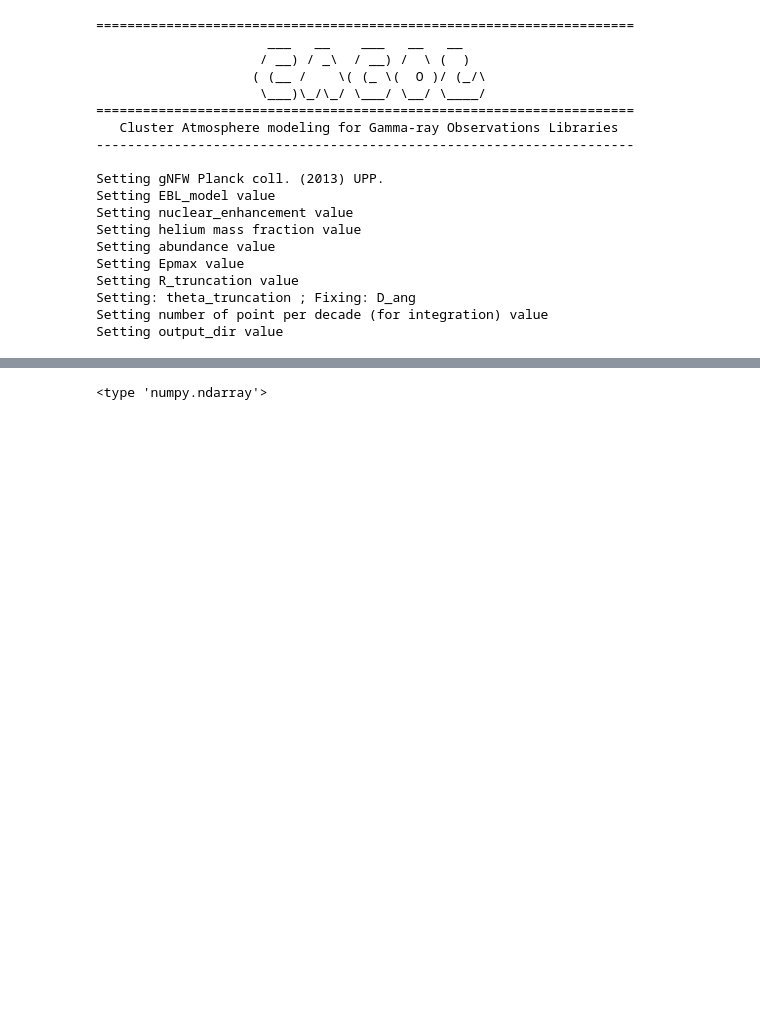
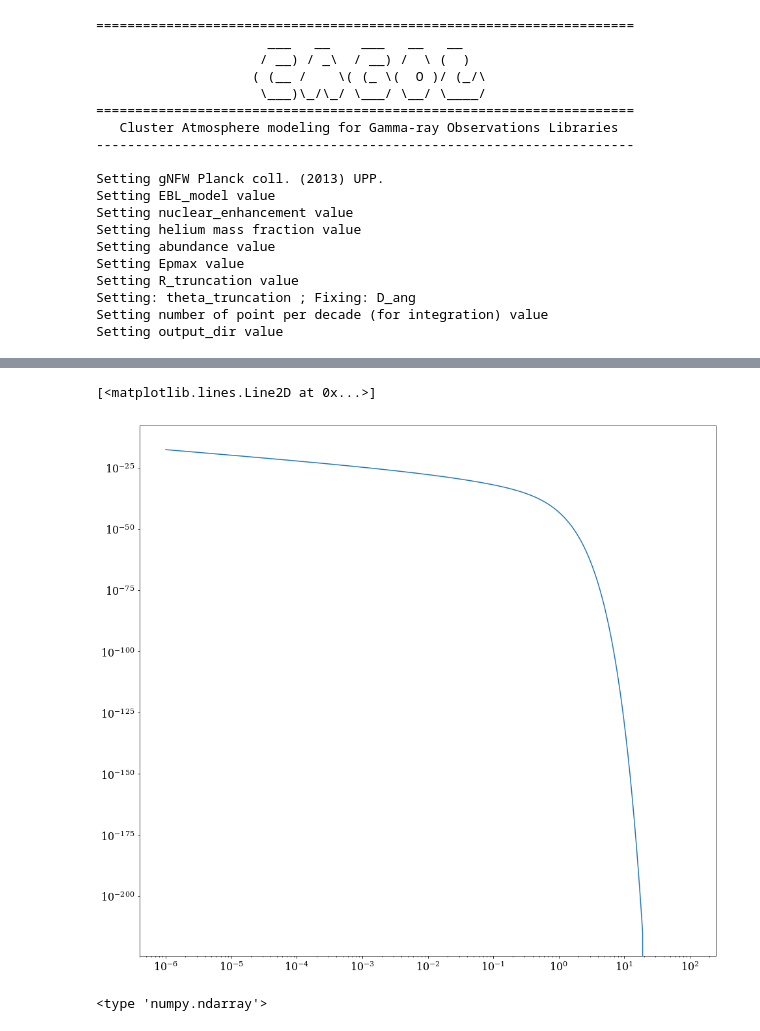
Before and after one commit to renlliang3/ClusterModel, a Jupyter notebook: notebook/model_dev_parameters.ipynb, the cells around one changed output, grey strips where cells are left out. Cells and saved outputs as stored; diff of their text form; code cells hidden in the pictures; blank space fills up the shorter version.

```diff
--- a/notebook/model_dev_parameters.ipynb
+++ b/notebook/model_dev_parameters.ipynb
@@ -121,3 +138,14 @@ Setting number of point per decade (for integration) value
+# %%
+energy = np.logspace(-6,2,1000)*u.GeV
+radius = np.logspace(0,4,100)*u.kpc
+
+dN_dEdVdt = clust.get_rate_synchrotron(energy=energy, radius=radius)
+
+plt.figure(figsize=(15,15))
+plt.loglog(energy, dN_dEdVdt[:,0])
+# %% [output]
+[<matplotlib.lines.Line2D at 0x...>]
+[figure, added]
 # %%
 clust.make_xspec_table(Emin=Xband[0], Emax=Xband[1],
                          Tmin=0.1*u.keV, Tmax=30.0*u.keV, nbin=100,
```
Also changed, not shown: parts of 4 cells of this notebook, 2 other files.
